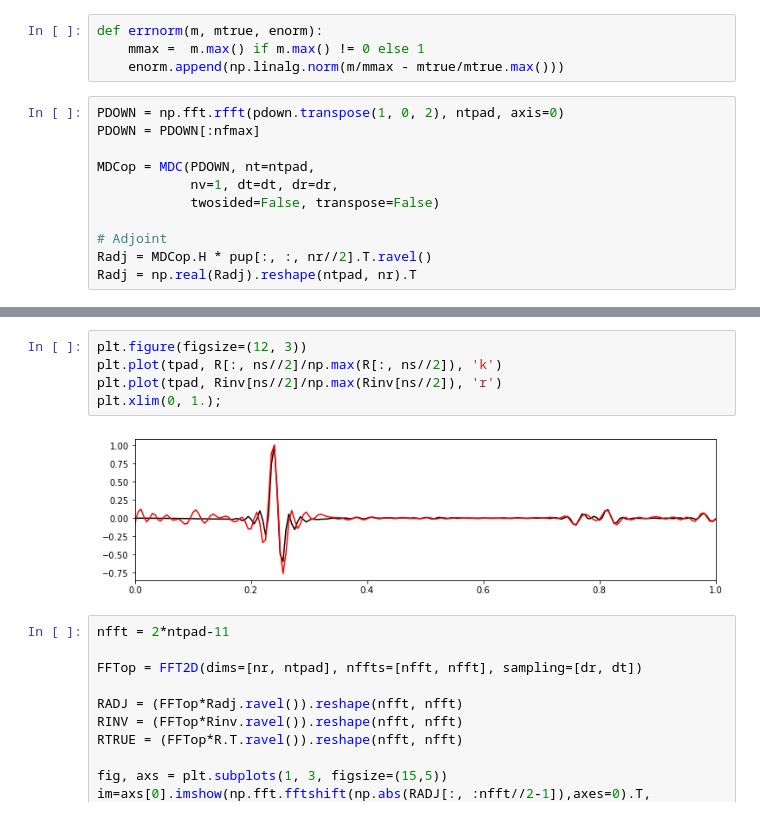
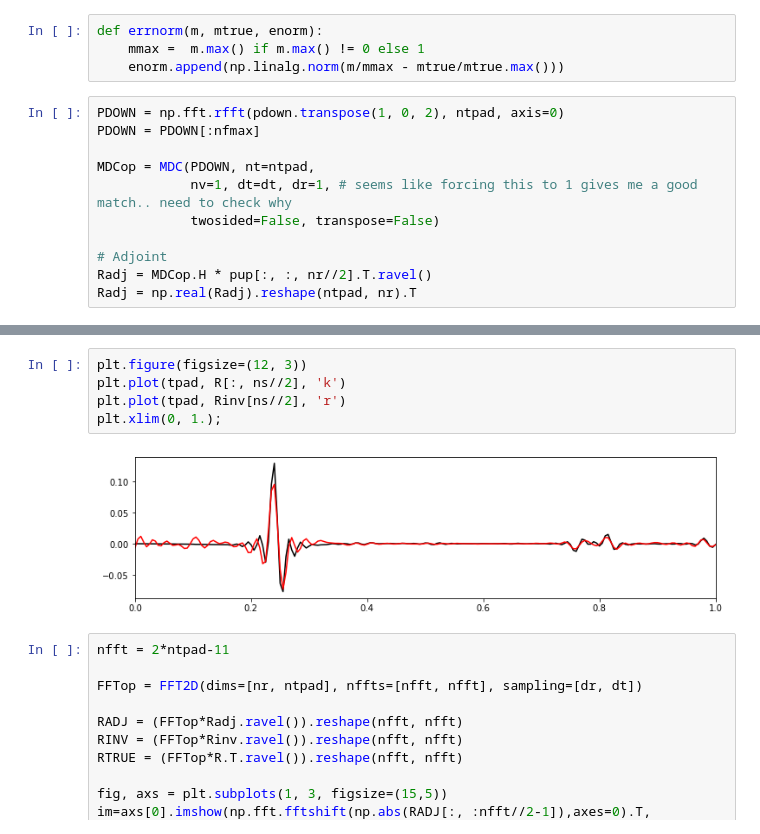
Before and after one commit to DIG-Kaust/MDD-StochasticSolvers, a Jupyter notebook: WavefieldSeparation-dipping_MDD_stochastic_singlesource.ipynb, the cells around one changed output, grey strips where cells are left out. Cells and saved outputs as stored; diff of their text form.

```diff
--- a/WavefieldSeparation-dipping_MDD_stochastic_singlesource.ipynb
+++ b/WavefieldSeparation-dipping_MDD_stochastic_singlesource.ipynb
@@ -226,7 +226,7 @@ PDOWN = np.fft.rfft(pdown.transpose(1, 0, 2), ntpad, axis=0)
 PDOWN = PDOWN[:nfmax]
 
 MDCop = MDC(PDOWN, nt=ntpad,
-            nv=1, dt=dt, dr=dr,
+            nv=1, dt=dt, dr=1, # seems like forcing this to 1 gives me a good match.. need to check why
             twosided=False, transpose=False)
 
 # Adjoint
@@ -293,11 +325,11 @@ axs[3].set_ylim(2, 0);
 [figure]
 # %%
 plt.figure(figsize=(12, 3))
-plt.plot(tpad, R[:, ns//2]/np.max(R[:, ns//2]), 'k')
-plt.plot(tpad, Rinv[ns//2]/np.max(Rinv[ns//2]), 'r')
+plt.plot(tpad, R[:, ns//2], 'k')
+plt.plot(tpad, Rinv[ns//2], 'r')
 plt.xlim(0, 1.);
 # %% [output]
-[figure, old version]
+[figure, new version]
 # %%
 nfft = 2*ntpad-11
 
```
Also changed, not shown: parts of 26 cells of this notebook, 5 other files.
